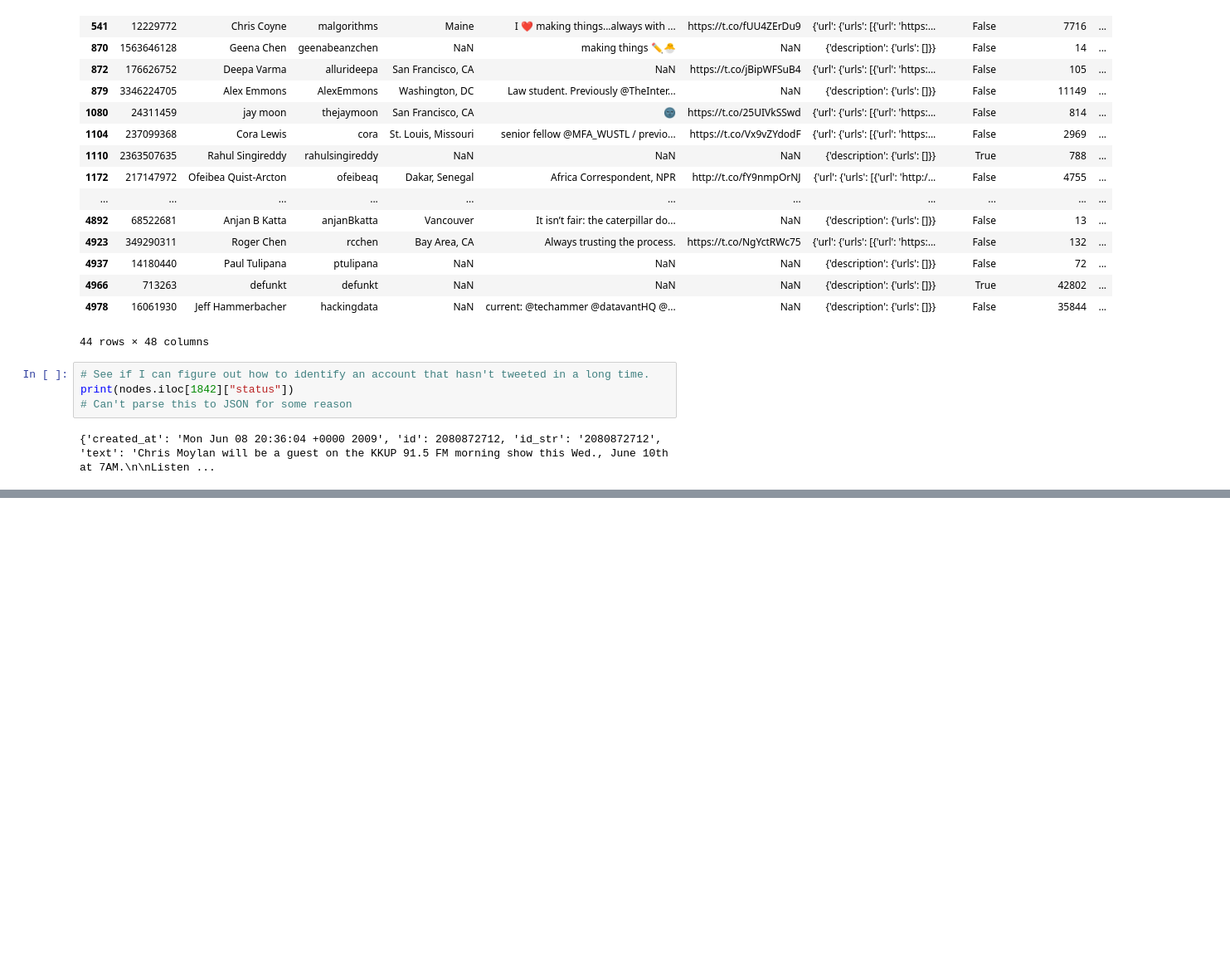
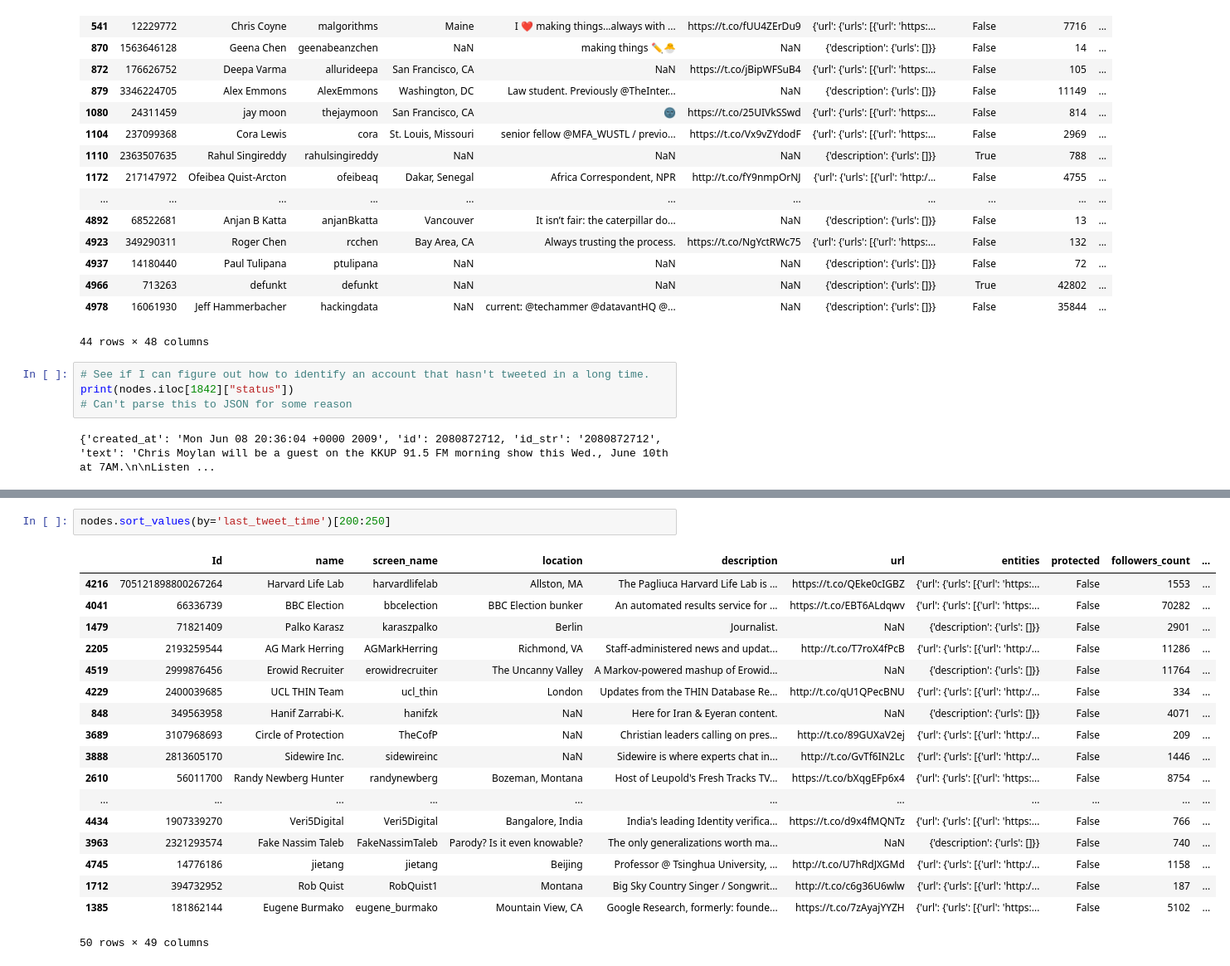
Before and after one commit to nadesai/twitter-graph, a Jupyter notebook: notebooks/nodes_exploration.ipynb, the cells around one changed output, grey strips where cells are left out. Shown at 83% size. Saved outputs shown, nothing was run; the diff lists cells and outputs as text; blank space fills up the shorter version.

```diff
--- a/notebooks/nodes_exploration.ipynb
+++ b/notebooks/nodes_exploration.ipynb
@@ -36,0 +133,21 @@ print(nodes.iloc[1842]["status"])
+# %%
+nodes.sort_values(by='last_tweet_time')[200:250]
+# %% [output]
+|  | Id | name | screen_name | location | description | url | entities | protected | followers_count | ... |
+| 4216 | 705121898800267264 | Harvard Life Lab | harvardlifelab | Allston, MA | The Pagliuca Harvard Life Lab is ... | https://t.co/QEke0cIGBZ | {'url': {'urls': [{'url': 'https:... | False | 1553 | ... |
+| 4041 | 66336739 | BBC Election | bbcelection | BBC Election bunker | An automated results service for ... | https://t.co/EBT6ALdqwv | {'url': {'urls': [{'url': 'https:... | False | 70282 | ... |
+| 1479 | 71821409 | Palko Karasz | karaszpalko | Berlin | Journalist. | NaN | {'description': {'urls': []}} | False | 2901 | ... |
+| 2205 | 2193259544 | AG Mark Herring | AGMarkHerring | Richmond, VA | Staff-administered news and updat... | http://t.co/T7roX4fPcB | {'url': {'urls': [{'url': 'http:/... | False | 11286 | ... |
+| 4519 | 2999876456 | Erowid Recruiter | erowidrecruiter | The Uncanny Valley | A Markov-powered mashup of Erowid... | NaN | {'description': {'urls': []}} | False | 11764 | ... |
+| 4229 | 2400039685 | UCL THIN Team | ucl_thin | London | Updates from the THIN Database Re... | http://t.co/qU1QPecBNU | {'url': {'urls': [{'url': 'http:/... | False | 334 | ... |
+| 848 | 349563958 | Hanif Zarrabi-K. | hanifzk | NaN | Here for Iran & Eyeran content. | NaN | {'description': {'urls': []}} | False | 4071 | ... |
+| 3689 | 3107968693 | Circle of Protection | TheCofP | NaN | Christian leaders calling on pres... | http://t.co/89GUXaV2ej | {'url': {'urls': [{'url': 'http:/... | False | 209 | ... |
+| 3888 | 2813605170 | Sidewire Inc. | sidewireinc | NaN | Sidewire is where experts chat in... | http://t.co/GvTf6IN2Lc | {'url': {'urls': [{'url': 'http:/... | False | 1446 | ... |
+| 2610 | 56011700 | Randy Newberg Hunter | randynewberg | Bozeman, Montana | Host of Leupold's Fresh Tracks TV... | https://t.co/bXqgEFp6x4 | {'url': {'urls': [{'url': 'https:... | False | 8754 | ... |
+| ... | ... | ... | ... | ... | ... | ... | ... | ... | ... | ... |
+| 4434 | 1907339270 | Veri5Digital | Veri5Digital | Bangalore, India | India's leading Identity verifica... | https://t.co/d9x4fMQNTz | {'url': {'urls': [{'url': 'https:... | False | 766 | ... |
+| 3963 | 2321293574 | Fake Nassim Taleb | FakeNassimTaleb | Parody? Is it even knowable? | The only generalizations worth ma... | NaN | {'description': {'urls': []}} | False | 740 | ... |
+| 4745 | 14776186 | jietang | jietang | Beijing | Professor @ Tsinghua University, ... | http://t.co/U7hRdJXGMd | {'url': {'urls': [{'url': 'http:/... | False | 1158 | ... |
+| 1712 | 394732952 | Rob Quist | RobQuist1 | Montana | Big Sky Country Singer / Songwrit... | http://t.co/c6g36U6wlw | {'url': {'urls': [{'url': 'http:/... | False | 187 | ... |
+| 1385 | 181862144 | Eugene Burmako | eugene_burmako | Mountain View, CA | Google Research, formerly: founde... | https://t.co/7zAyajYYZH | {'url': {'urls': [{'url': 'https:... | False | 5102 | ... |
+50 rows × 49 columns
```
Also changed, not shown: parts of 7 cells of this notebook.
